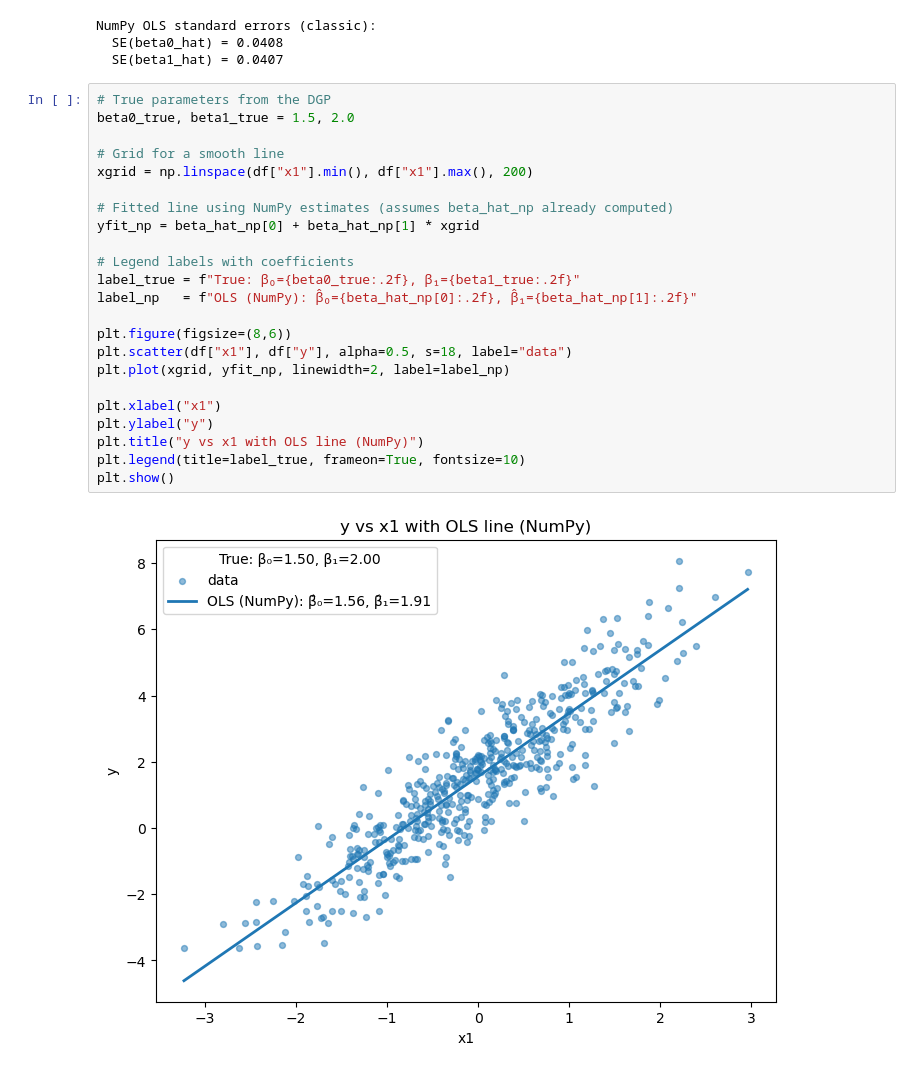
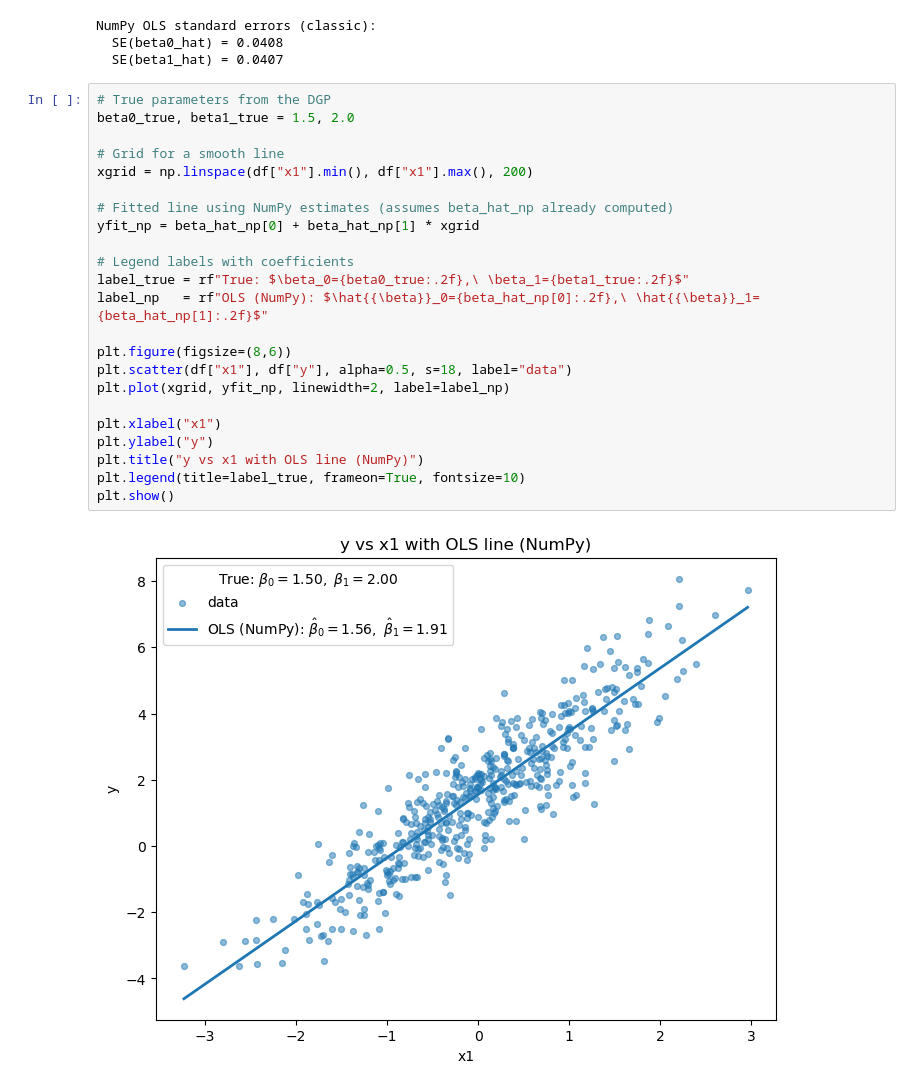
Before and after one commit to conorsbayliss/Causal_Inference_in_Python, a Jupyter notebook: simple_OLS.ipynb, the cells around one changed output. Drawn from its saved outputs; the diff is of its cells as text.

```diff
--- a/simple_OLS.ipynb
+++ b/simple_OLS.ipynb
@@ -166,25 +166,25 @@ NumPy OLS standard errors (classic):
 # %%
 # True parameters from the DGP
 beta0_true, beta1_true = 1.5, 2.0
 
 # Grid for a smooth line
 xgrid = np.linspace(df["x1"].min(), df["x1"].max(), 200)
 
 # Fitted line using NumPy estimates (assumes beta_hat_np already computed)
 yfit_np = beta_hat_np[0] + beta_hat_np[1] * xgrid
 
 # Legend labels with coefficients
-label_true = f"True: β₀={beta0_true:.2f}, β₁={beta1_true:.2f}"
-label_np   = f"OLS (NumPy): β̂₀={beta_hat_np[0]:.2f}, β̂₁={beta_hat_np[1]:.2f}"
+label_true = rf"True: $\beta_0={beta0_true:.2f},\ \beta_1={beta1_true:.2f}$"
+label_np   = rf"OLS (NumPy): $\hat{{\beta}}_0={beta_hat_np[0]:.2f},\ \hat{{\beta}}_1={beta_hat_np[1]:.2f}$"
 
 plt.figure(figsize=(8,6))
 plt.scatter(df["x1"], df["y"], alpha=0.5, s=18, label="data")
 plt.plot(xgrid, yfit_np, linewidth=2, label=label_np)
 
 plt.xlabel("x1")
 plt.ylabel("y")
 plt.title("y vs x1 with OLS line (NumPy)")
 plt.legend(title=label_true, frameon=True, fontsize=10)
 plt.show()
 # %% [output]
-[figure, old version]
+[figure, new version]
```
